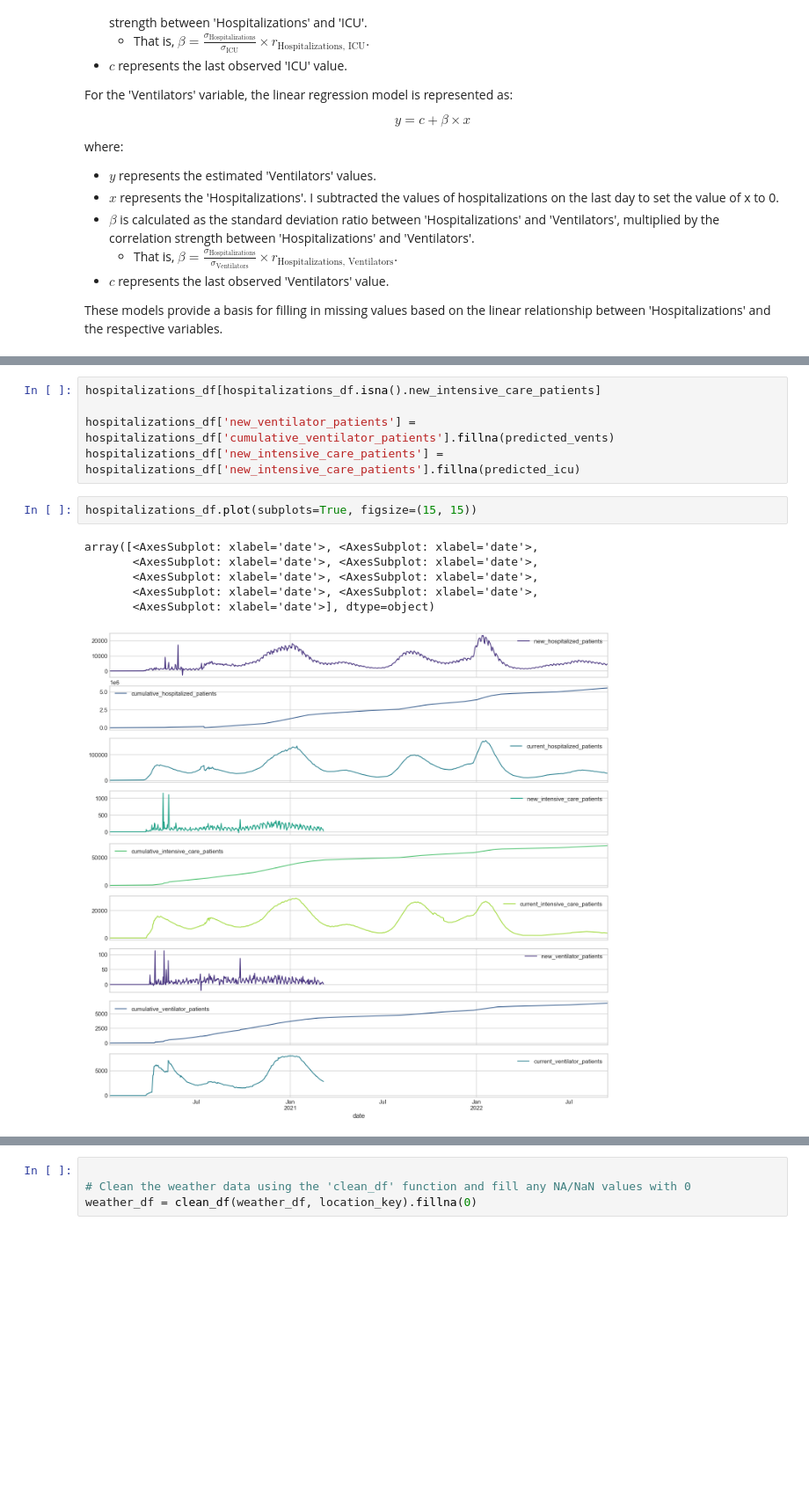
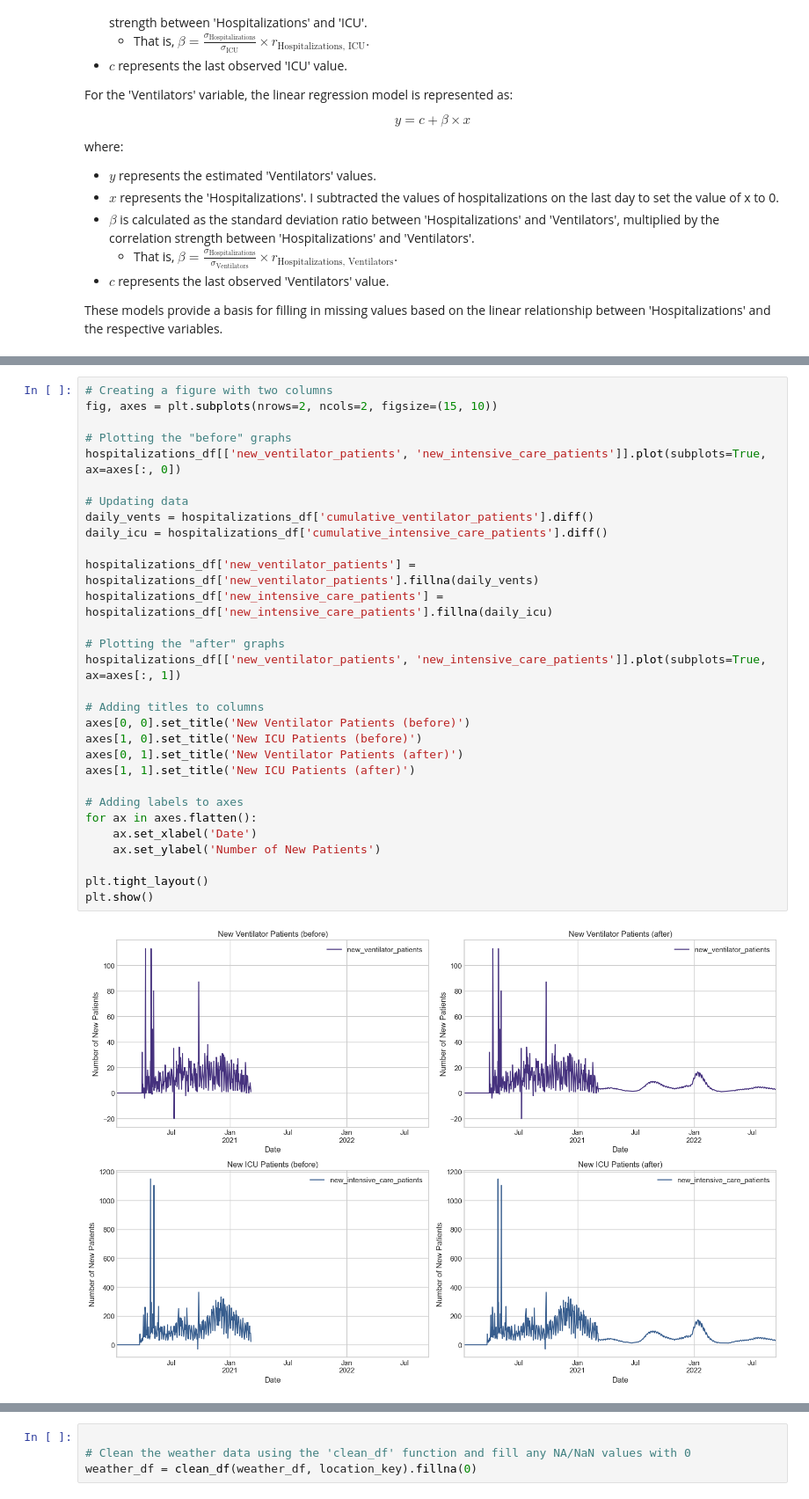
Before and after one commit to scelarek/CovidCast, a Jupyter notebook: Capstone/Main File.ipynb, the cells around one changed output, grey strips where cells are left out. Shown at 88% size. Saved outputs shown, nothing was run; the diff lists cells and outputs as text; blank space fills up the shorter version.

```diff
--- a/Capstone/Main File.ipynb
+++ b/Capstone/Main File.ipynb
@@ -312,14 +620,32 @@ plt.show()
-# %%
-hospitalizations_df[hospitalizations_df.isna().new_intensive_care_patients]
-
-hospitalizations_df['new_ventilator_patients'] = hospitalizations_df['cumulative_ventilator_patients'].fillna(predicted_vents)
-hospitalizations_df['new_intensive_care_patients'] = hospitalizations_df['new_intensive_care_patients'].fillna(predicted_icu)
-# %%
-hospitalizations_df.plot(subplots=True, figsize=(15, 15))
-# %% [output]
-array([<AxesSubplot: xlabel='date'>, <AxesSubplot: xlabel='date'>,
-       <AxesSubplot: xlabel='date'>, <AxesSubplot: xlabel='date'>,
-       <AxesSubplot: xlabel='date'>, <AxesSubplot: xlabel='date'>,
-       <AxesSubplot: xlabel='date'>, <AxesSubplot: xlabel='date'>,
-       <AxesSubplot: xlabel='date'>], dtype=object)
-[figure, removed]
+# %%
+# Creating a figure with two columns
+fig, axes = plt.subplots(nrows=2, ncols=2, figsize=(15, 10))
+
+# Plotting the "before" graphs
+hospitalizations_df[['new_ventilator_patients', 'new_intensive_care_patients']].plot(subplots=True, ax=axes[:, 0])
+
+# Updating data
+daily_vents = hospitalizations_df['cumulative_ventilator_patients'].diff()
+daily_icu = hospitalizations_df['cumulative_intensive_care_patients'].diff()
+
+hospitalizations_df['new_ventilator_patients'] = hospitalizations_df['new_ventilator_patients'].fillna(daily_vents)
+hospitalizations_df['new_intensive_care_patients'] = hospitalizations_df['new_intensive_care_patients'].fillna(daily_icu)
+
+# Plotting the "after" graphs
+hospitalizations_df[['new_ventilator_patients', 'new_intensive_care_patients']].plot(subplots=True, ax=axes[:, 1])
+
+# Adding titles to columns
+axes[0, 0].set_title('New Ventilator Patients (before)')
+axes[1, 0].set_title('New ICU Patients (before)')
+axes[0, 1].set_title('New Ventilator Patients (after)')
+axes[1, 1].set_title('New ICU Patients (after)')
+
+# Adding labels to axes
+for ax in axes.flatten():
+    ax.set_xlabel('Date')
+    ax.set_ylabel('Number of New Patients')
+
+plt.tight_layout()
+plt.show()
+# %% [output]
+[figure, added]
```
Also changed, not shown: parts of 33 cells of this notebook, 2 other files.
